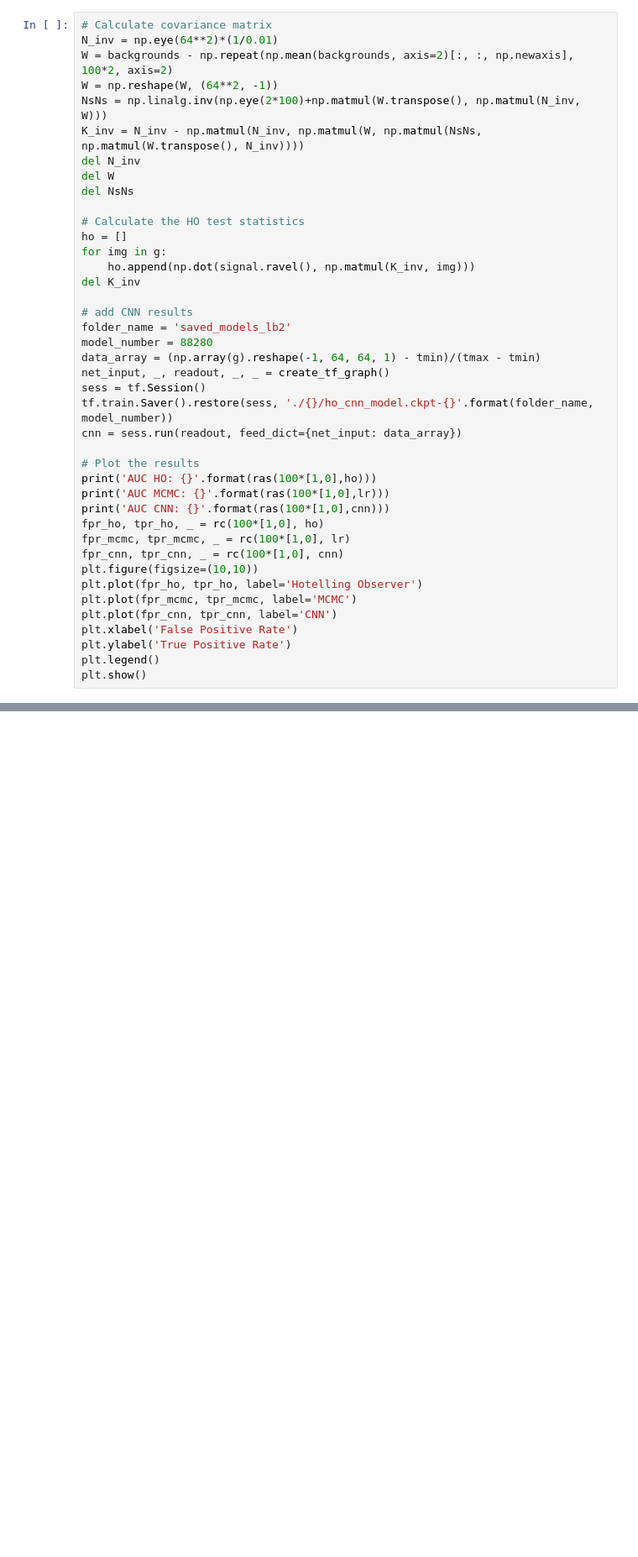
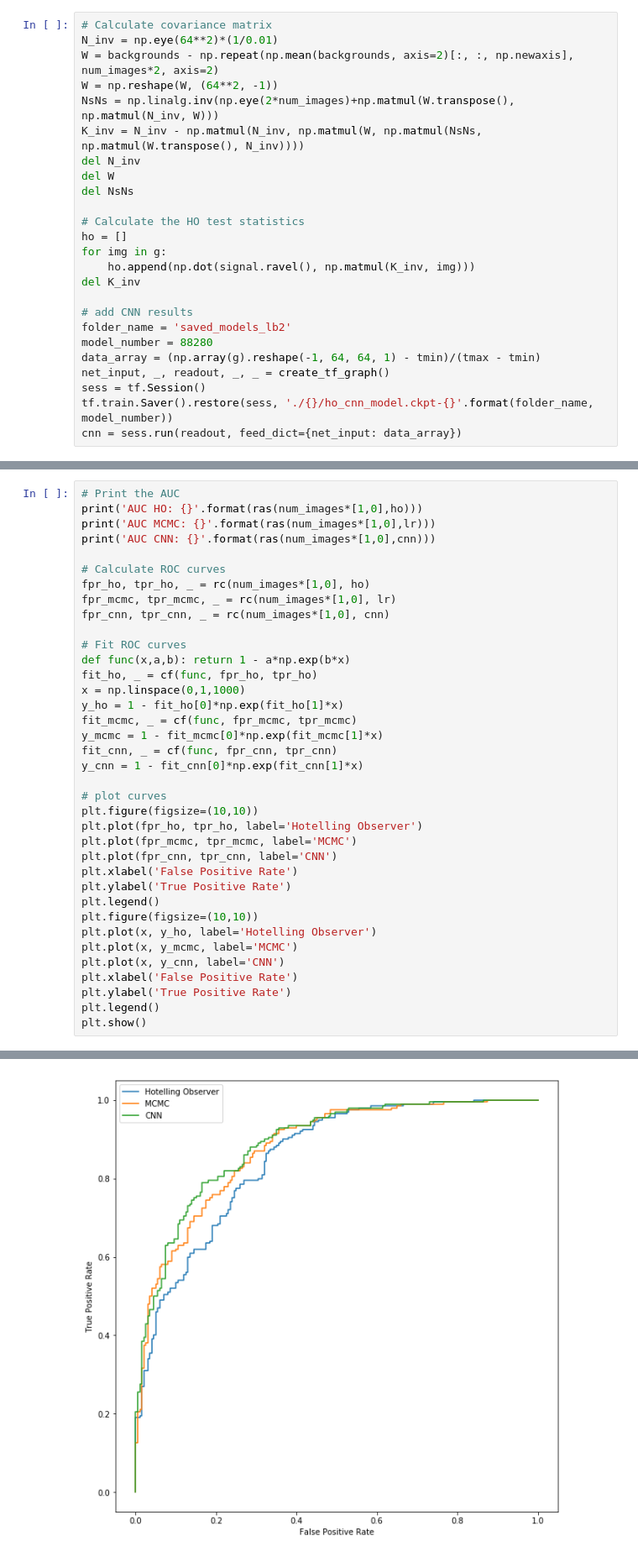
Before and after one commit to vanandrew/sandbox, a Jupyter notebook: mcmc_results.ipynb, the cells around one changed output, grey strips where cells are left out. Shown: that part at 84% size. Saved outputs shown, nothing was run; the diff lists cells and outputs as text; blank space fills up the shorter version.

```diff
--- a/mcmc_results.ipynb
+++ b/mcmc_results.ipynb
@@ -39,9 +41,9 @@ for i,phi in enumerate(phi_set):
 # %%
 # Calculate covariance matrix
 N_inv = np.eye(64**2)*(1/0.01)
-W = backgrounds - np.repeat(np.mean(backgrounds, axis=2)[:, :, np.newaxis], 100*2, axis=2)
+W = backgrounds - np.repeat(np.mean(backgrounds, axis=2)[:, :, np.newaxis], num_images*2, axis=2)
 W = np.reshape(W, (64**2, -1))
-NsNs = np.linalg.inv(np.eye(2*100)+np.matmul(W.transpose(), np.matmul(N_inv, W)))
+NsNs = np.linalg.inv(np.eye(2*num_images)+np.matmul(W.transpose(), np.matmul(N_inv, W)))
 K_inv = N_inv - np.matmul(N_inv, np.matmul(W, np.matmul(NsNs, np.matmul(W.transpose(), N_inv))))
 del N_inv
 del W
@@ -61,21 +63,5 @@ net_input, _, readout, _, _ = create_tf_graph()
 sess = tf.Session()
 tf.train.Saver().restore(sess, './{}/ho_cnn_model.ckpt-{}'.format(folder_name, model_number))
 cnn = sess.run(readout, feed_dict={net_input: data_array})
-
-# Plot the results
-print('AUC HO: {}'.format(ras(100*[1,0],ho)))
-print('AUC MCMC: {}'.format(ras(100*[1,0],lr)))
-print('AUC CNN: {}'.format(ras(100*[1,0],cnn)))
-fpr_ho, tpr_ho, _ = rc(100*[1,0], ho)
-fpr_mcmc, tpr_mcmc, _ = rc(100*[1,0], lr)
-fpr_cnn, tpr_cnn, _ = rc(100*[1,0], cnn)
-plt.figure(figsize=(10,10))
-plt.plot(fpr_ho, tpr_ho, label='Hotelling Observer')
-plt.plot(fpr_mcmc, tpr_mcmc, label='MCMC')
-plt.plot(fpr_cnn, tpr_cnn, label='CNN')
-plt.xlabel('False Positive Rate')
-plt.ylabel('True Positive Rate')
-plt.legend()
-plt.show()
 # %% [output]
 INFO:tensorflow:Restoring parameters from ./saved_models_lb2/ho_cnn_model.ckpt-88280
@@ -85,0 +68,38 @@ AUC CNN: 0.8239
+# %%
+# Print the AUC
+print('AUC HO: {}'.format(ras(num_images*[1,0],ho)))
+print('AUC MCMC: {}'.format(ras(num_images*[1,0],lr)))
+print('AUC CNN: {}'.format(ras(num_images*[1,0],cnn)))
+
+# Calculate ROC curves
+fpr_ho, tpr_ho, _ = rc(num_images*[1,0], ho)
+fpr_mcmc, tpr_mcmc, _ = rc(num_images*[1,0], lr)
+fpr_cnn, tpr_cnn, _ = rc(num_images*[1,0], cnn)
+
+# Fit ROC curves
+def func(x,a,b): return 1 - a*np.exp(b*x)
+fit_ho, _ = cf(func, fpr_ho, tpr_ho)
+x = np.linspace(0,1,1000)
+y_ho = 1 - fit_ho[0]*np.exp(fit_ho[1]*x)
+fit_mcmc, _ = cf(func, fpr_mcmc, tpr_mcmc)
+y_mcmc = 1 - fit_mcmc[0]*np.exp(fit_mcmc[1]*x)
+fit_cnn, _ = cf(func, fpr_cnn, tpr_cnn)
+y_cnn = 1 - fit_cnn[0]*np.exp(fit_cnn[1]*x)
+
+# plot curves
+plt.figure(figsize=(10,10))
+plt.plot(fpr_ho, tpr_ho, label='Hotelling Observer')
+plt.plot(fpr_mcmc, tpr_mcmc, label='MCMC')
+plt.plot(fpr_cnn, tpr_cnn, label='CNN')
+plt.xlabel('False Positive Rate')
+plt.ylabel('True Positive Rate')
+plt.legend()
+plt.figure(figsize=(10,10))
+plt.plot(x, y_ho, label='Hotelling Observer')
+plt.plot(x, y_mcmc, label='MCMC')
+plt.plot(x, y_cnn, label='CNN')
+plt.xlabel('False Positive Rate')
+plt.ylabel('True Positive Rate')
+plt.legend()
+plt.show()
+# %% [output]
@@ -85,0 +109 @@ AUC CNN: 0.8239
+[figure, added]
```
Also changed, not shown: parts of 4 cells of this notebook.
